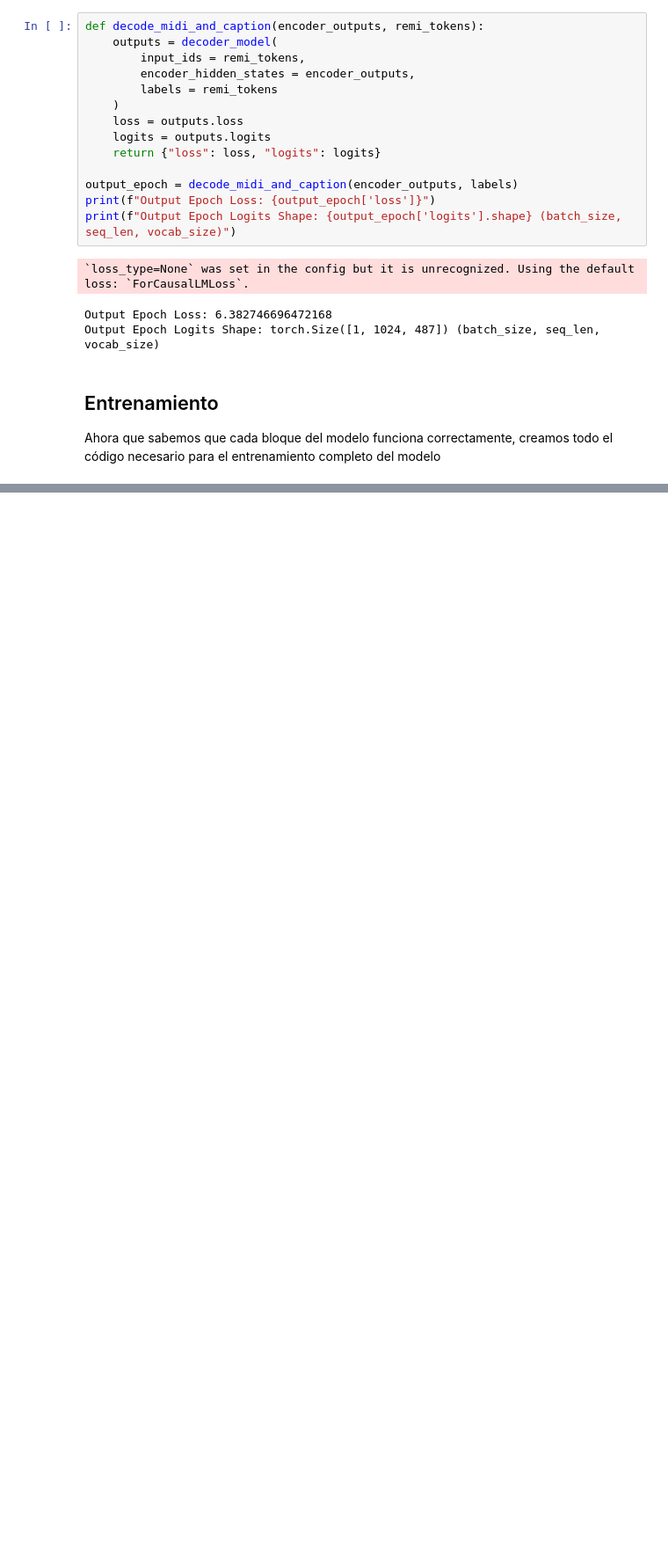
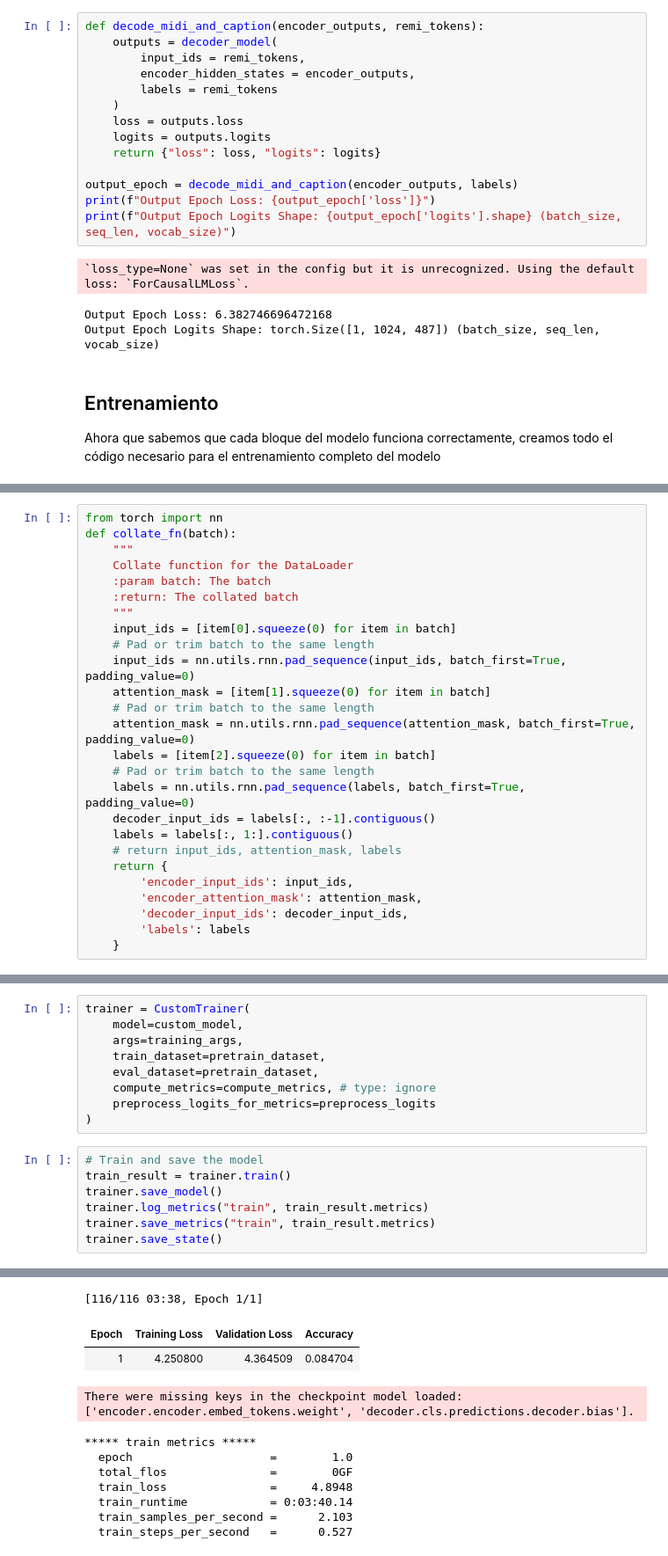
Before and after one commit to NickEsColR/symbolic-music-generation, a Jupyter notebook: notebooks/text2midi_train.ipynb, the cells around one changed output, grey strips where cells are left out. Shown at 88% size. Saved outputs shown, nothing was run; the diff lists cells and outputs as text; blank space fills up the shorter version.

Commit message:
add training experiment code

```diff
--- a/notebooks/text2midi_train.ipynb
+++ b/notebooks/text2midi_train.ipynb
@@ -445,0 +625,26 @@ Ahora que sabemos que cada bloque del modelo funciona correctamente, creamos tod
+# %%
+from torch import nn
+def collate_fn(batch):
+    """
+    Collate function for the DataLoader
+    :param batch: The batch
+    :return: The collated batch
+    """
+    input_ids = [item[0].squeeze(0) for item in batch]
+    # Pad or trim batch to the same length
+    input_ids = nn.utils.rnn.pad_sequence(input_ids, batch_first=True, padding_value=0)
+    attention_mask = [item[1].squeeze(0) for item in batch]
+    # Pad or trim batch to the same length
+    attention_mask = nn.utils.rnn.pad_sequence(attention_mask, batch_first=True, padding_value=0)
+    labels = [item[2].squeeze(0) for item in batch]
+    # Pad or trim batch to the same length
+    labels = nn.utils.rnn.pad_sequence(labels, batch_first=True, padding_value=0)
+    decoder_input_ids = labels[:, :-1].contiguous()
+    labels = labels[:, 1:].contiguous()
+    # return input_ids, attention_mask, labels
+    return {
+        'encoder_input_ids': input_ids,
+        'encoder_attention_mask': attention_mask,
+        'decoder_input_ids': decoder_input_ids,
+        'labels': labels
+    }
@@ -445,0 +694,17 @@ Ahora que sabemos que cada bloque del modelo funciona correctamente, creamos tod
+# %%
+trainer = CustomTrainer(
+    model=custom_model,
+    args=training_args,
+    train_dataset=pretrain_dataset,
+    eval_dataset=pretrain_dataset,
+    compute_metrics=compute_metrics, # type: ignore
+    preprocess_logits_for_metrics=preprocess_logits
+)
+# %%
+# Train and save the model
+train_result = trainer.train()
+trainer.save_model()
+trainer.log_metrics("train", train_result.metrics)
+trainer.save_metrics("train", train_result.metrics)
+trainer.save_state()
+# %% [output]
@@ -445,0 +713,11 @@ Ahora que sabemos que cada bloque del modelo funciona correctamente, creamos tod
+[116/116 03:38, Epoch 1/1]
+| Epoch | Training Loss | Validation Loss | Accuracy |
+| 1 | 4.250800 | 4.364509 | 0.084704 |
+There were missing keys in the checkpoint model loaded: ['encoder.encoder.embed_tokens.weight', 'decoder.cls.predictions.decoder.bias'].
+***** train metrics *****
+  epoch                    =        1.0
+  total_flos               =        0GF
+  train_loss               =     4.8948
+  train_runtime            = 0:03:40.14
+  train_samples_per_second =      2.103
+  train_steps_per_second   =      0.527
```
Also changed, not shown: parts of 17 cells of this notebook, 3 other files.
